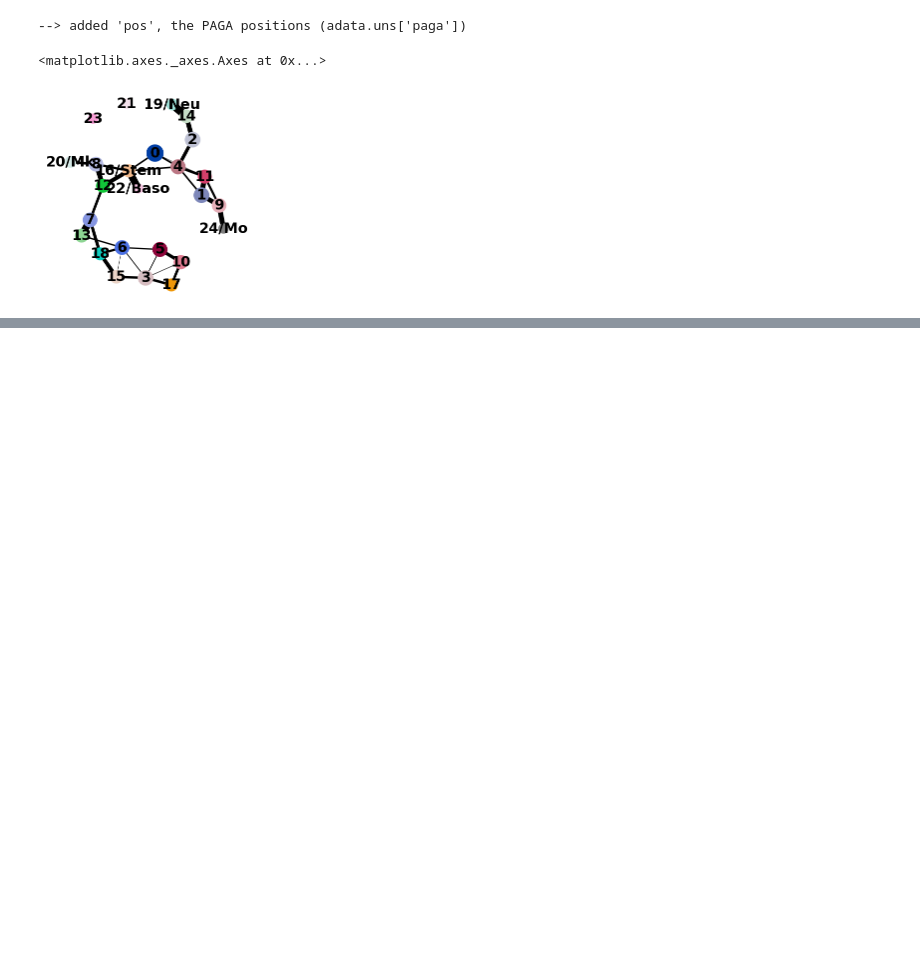
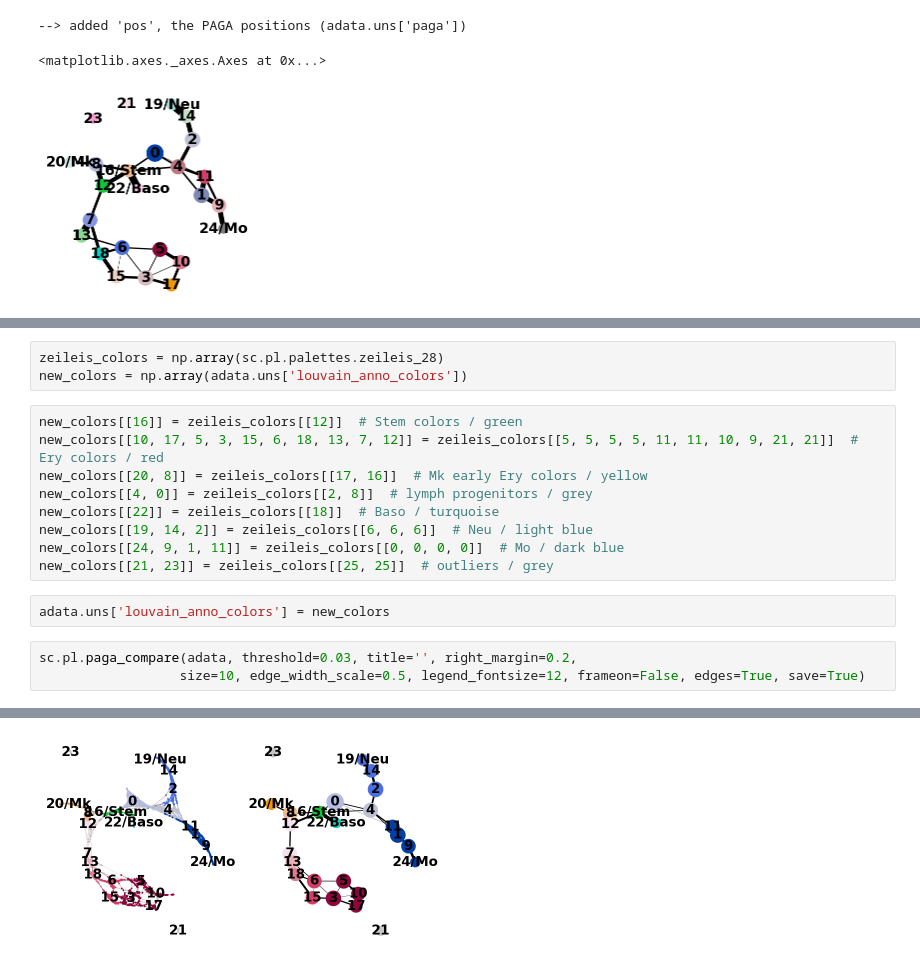
Before and after one commit to nicholas-carey/scanpy_practice, a Jupyter notebook: Trajectory/trajectory_tutorial.ipynb, the cells around one changed output, grey strips where cells are left out. Saved outputs shown, nothing was run; the diff lists cells and outputs as text; blank space fills up the shorter version.

```diff
--- a/Trajectory/trajectory_tutorial.ipynb
+++ b/Trajectory/trajectory_tutorial.ipynb
@@ -175,0 +200,18 @@ sc.pl.paga(adata, threshold=0.03, show=False)
+# %%
+zeileis_colors = np.array(sc.pl.palettes.zeileis_28)
+new_colors = np.array(adata.uns['louvain_anno_colors'])
+# %%
+new_colors[[16]] = zeileis_colors[[12]]  # Stem colors / green
+new_colors[[10, 17, 5, 3, 15, 6, 18, 13, 7, 12]] = zeileis_colors[[5, 5, 5, 5, 11, 11, 10, 9, 21, 21]]  # Ery colors / red
+new_colors[[20, 8]] = zeileis_colors[[17, 16]]  # Mk early Ery colors / yellow
+new_colors[[4, 0]] = zeileis_colors[[2, 8]]  # lymph progenitors / grey
+new_colors[[22]] = zeileis_colors[[18]]  # Baso / turquoise
+new_colors[[19, 14, 2]] = zeileis_colors[[6, 6, 6]]  # Neu / light blue
+new_colors[[24, 9, 1, 11]] = zeileis_colors[[0, 0, 0, 0]]  # Mo / dark blue
+new_colors[[21, 23]] = zeileis_colors[[25, 25]]  # outliers / grey
+# %%
+adata.uns['louvain_anno_colors'] = new_colors
+# %%
+sc.pl.paga_compare(adata, threshold=0.03, title='', right_margin=0.2,
+                  size=10, edge_width_scale=0.5, legend_fontsize=12, frameon=False, edges=True, save=True)
+# %% [output]
@@ -175,0 +220 @@ sc.pl.paga(adata, threshold=0.03, show=False)
+[figure, added]
```
Also changed, not shown: parts of 7 cells of this notebook, 1 other file.
